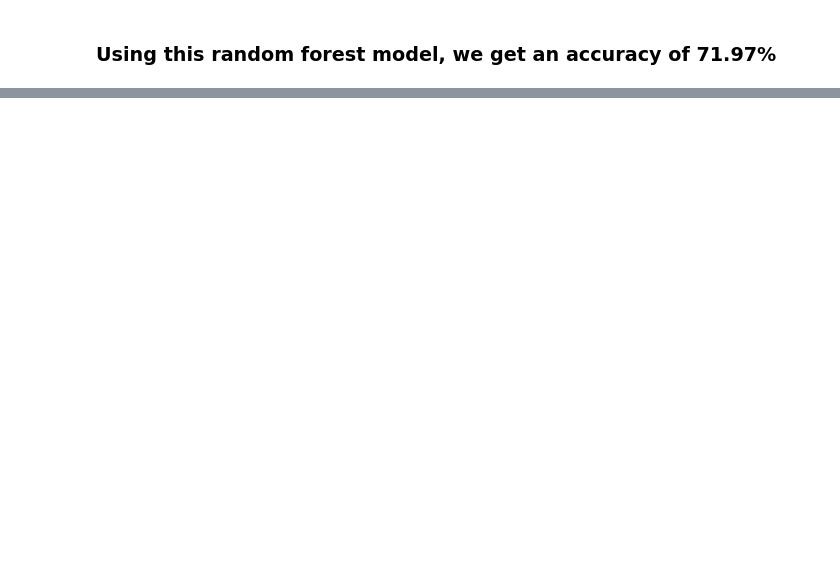
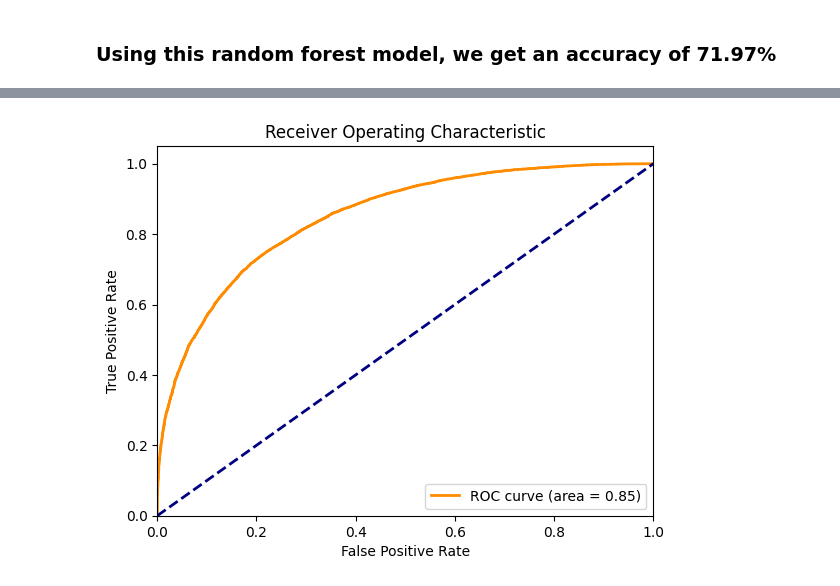
Before and after one commit to alexhalcazar/March_Madness_2025, a Jupyter notebook: jupyter notebook/logistic-regression-model.ipynb, the cells around one changed output, grey strips where cells are left out. Cells and saved outputs as stored; diff of their text form; code cells hidden in the pictures; blank space fills up the shorter version.

```diff
--- a/jupyter notebook/logistic-regression-model.ipynb
+++ b/jupyter notebook/logistic-regression-model.ipynb
@@ -592,0 +638,4 @@ Accuracy: 0.7298649955839677
+# %%
+plot_roc()
+# %% [output]
+[figure, added]
```
Also changed, not shown: parts of 9 cells of this notebook.
